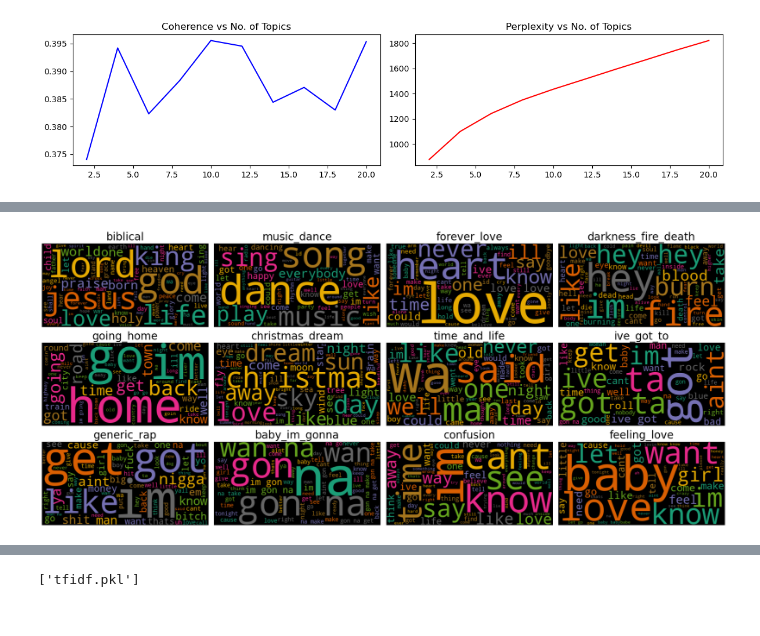
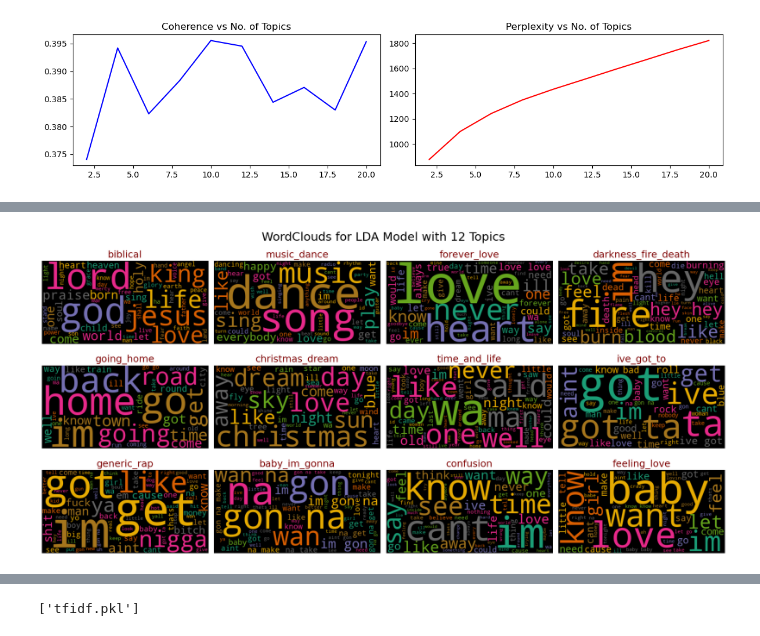
Before and after one commit to garimasc/topic_modeling_songs, a Jupyter notebook: lda.ipynb, the cells around one changed output, grey strips where cells are left out. Drawn from its saved outputs; the diff is of its cells as text; code cells hidden in the pictures.

```diff
--- a/lda.ipynb
+++ b/lda.ipynb
@@ -42,11 +42,12 @@ def get_topic_words(lda_model, feature_names, n_words=10, print_words= False):
         word_weights = {feature_names[i]: topic[i] for i in range(len(feature_names))}
         # Sort words by their weights in descending order
         sorted_words = dict(sorted(word_weights.items(), key=lambda item: item[1], reverse=True))
-        topic_words[f"Topic {topic_idx}"] = sorted_words
+        # topic_words[f"Topic {topic_idx}"] = sorted_words
+        topic_words[topic_idx] = sorted_words
 
         # print if needed
         if print_words:
-            message = "\nTopic # {}:\n".format(topic_idx)
+            message = "Topic # {}: ".format(topic_idx)
             message += " ;".join([feature_names[i] for i in topic.argsort()[:-n_words - 1 :-1]])
             print(message)
 
@@ -93,10 +94,11 @@ fig.savefig("images/perplexity_coherence.png")
 # %% [output]
 [figure]
 # %%
-lda = LatentDirichletAllocation(n_components= 12, random_state= 22, max_iter= 20)
-doc_topic = lda.fit_transform(X)
+# lda = LatentDirichletAllocation(n_components= 12, random_state= 22, max_iter= 20)
+# doc_topic = lda.fit_transform(X)
 
 
 plt.hist(np.argmax(doc_topic, axis= 1));
-topic_words = get_topic_words(lda, feature_names, n_words= 100, print_words= True);
+topic_words = get_topic_words(lda, feature_names, n_words= 10, print_words= True);
+topic_words = get_topic_words(lda, feature_names, print_words= False);
 # %% [output]
@@ -127,28 +136,29 @@ topic_name_map = {"Topic "+ str(key): value for key,value in topic_name_map.item
 # %%
-fig,axs = plt.subplots(figsize= (18,8), ncols= 4, nrows= int(np.ceil(lda.n_components/4)) )
+fig,axs = plt.subplots(figsize= (18,9), ncols= 4, nrows= int(np.ceil(lda.n_components/4)) )
 
 
 def plot_wordcloud(words, title, ax):
     wordcloud = WordCloud(background_color='black', contour_color='steelblue', contour_width=1,
                           colormap='Dark2_r', min_font_size= 10).generate_from_frequencies(words)
     ax.imshow(wordcloud, interpolation='bilinear')
-    ax.set_title(title, fontsize= 20)
+    ax.set_title(title, fontsize= 18, color= "maroon")
     ax.axis('off')
 
 ii = 0; jj = 0
 # Turn off the axis for each subplot
 for ax in axs.flatten():
     ax.axis('off')
 
 for topic, words in topic_words.items():
     plot_wordcloud(words, topic_name_map[topic], axs[ii][jj])
     if jj == 3:
         jj = 0
         ii += 1
     else:
         jj += 1
 
+plt.suptitle("WordClouds for LDA Model with 12 Topics", fontsize= 22)
 plt.tight_layout();
 fig.savefig("images/lda_wordclous_12_topics.png")
 # %% [output]
-[figure, old version]
+[figure, new version]
```
Also changed, not shown: parts of 12 cells of this notebook, 2 other files.
